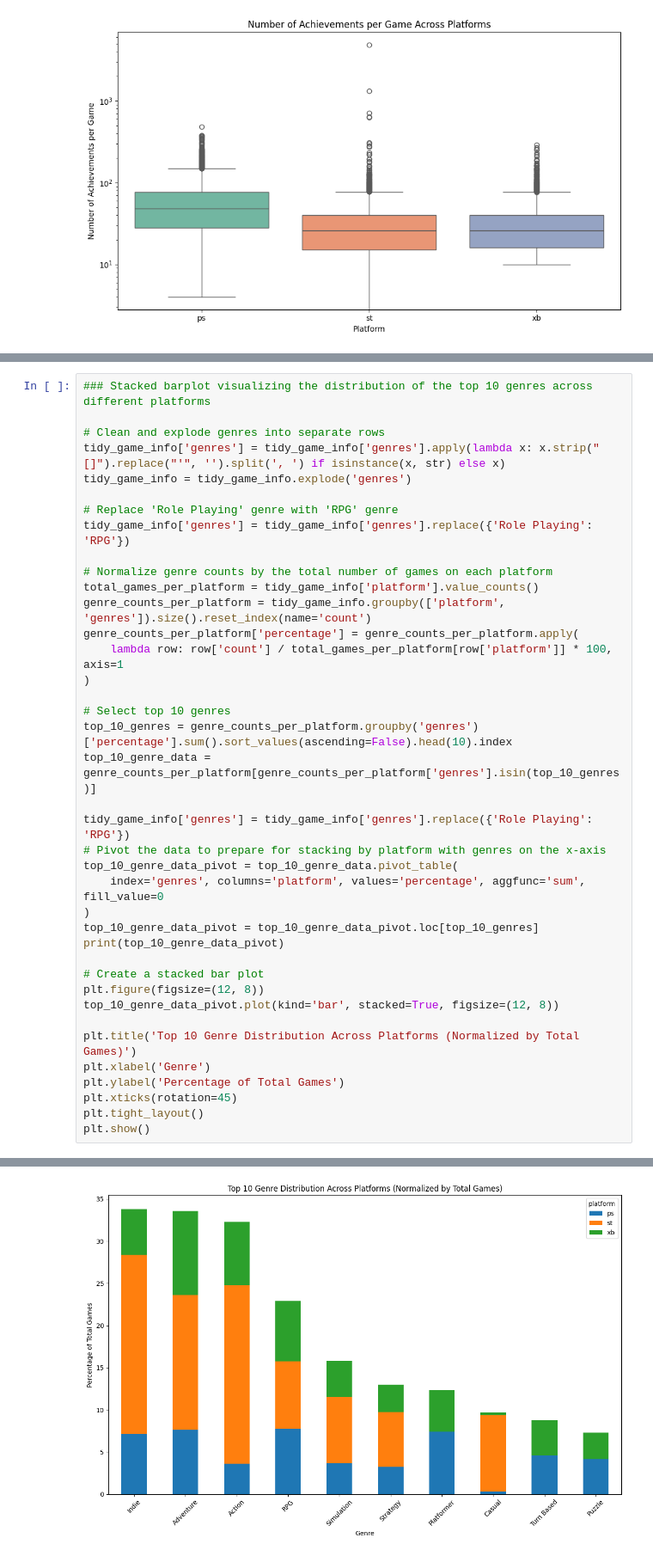
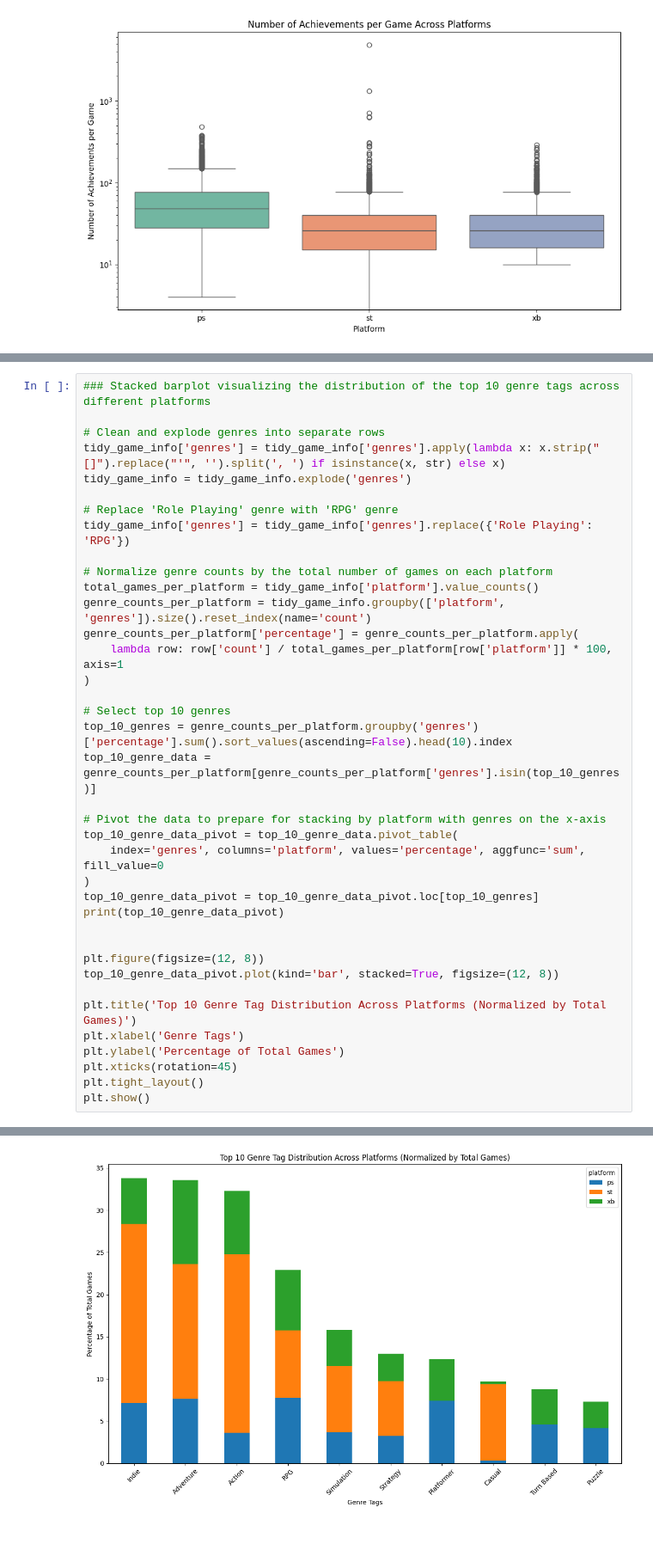
Before and after one commit to yfsongum/video_games_analysis_2025, a Jupyter notebook: SI_618_Project.ipynb, the cells around one changed output, grey strips where cells are left out. Shown at 86% size. Drawn from its saved outputs; the diff is of its cells as text.

Commit message:
clarified interpretation for visualization

```diff
--- a/SI_618_Project.ipynb
+++ b/SI_618_Project.ipynb
@@ -941,5 +945,5 @@ Interpretation:
 # %%
-### Stacked barplot visualizing the distribution of the top 10 genres across different platforms
+### Stacked barplot visualizing the distribution of the top 10 genre tags across different platforms
 
 # Clean and explode genres into separate rows
 tidy_game_info['genres'] = tidy_game_info['genres'].apply(lambda x: x.strip("[]").replace("'", '').split(', ') if isinstance(x, str) else x)
@@ -959,36 +963,35 @@ genre_counts_per_platform['percentage'] = genre_counts_per_platform.apply(
 top_10_genres = genre_counts_per_platform.groupby('genres')['percentage'].sum().sort_values(ascending=False).head(10).index
 top_10_genre_data = genre_counts_per_platform[genre_counts_per_platform['genres'].isin(top_10_genres)]
 
-tidy_game_info['genres'] = tidy_game_info['genres'].replace({'Role Playing': 'RPG'})
 # Pivot the data to prepare for stacking by platform with genres on the x-axis
 top_10_genre_data_pivot = top_10_genre_data.pivot_table(
     index='genres', columns='platform', values='percentage', aggfunc='sum', fill_value=0
 )
 top_10_genre_data_pivot = top_10_genre_data_pivot.loc[top_10_genres]
 print(top_10_genre_data_pivot)
 
-# Create a stacked bar plot
+
 plt.figure(figsize=(12, 8))
 top_10_genre_data_pivot.plot(kind='bar', stacked=True, figsize=(12, 8))
 
-plt.title('Top 10 Genre Distribution Across Platforms (Normalized by Total Games)')
-plt.xlabel('Genre')
+plt.title('Top 10 Genre Tag Distribution Across Platforms (Normalized by Total Games)')
+plt.xlabel('Genre Tags')
 plt.ylabel('Percentage of Total Games')
 plt.xticks(rotation=45)
 plt.tight_layout()
 plt.show()
 # %% [output]
 platform          ps         st        xb
 genres
 Indie       7.111988  21.286433  5.377374
 Adventure   7.651840  15.989195  9.944078
 Action      3.637378  21.155339  7.477222
 RPG         7.748229   7.982374  7.204869
 Simulation  3.650442   7.894061  4.251958
 Strategy    3.224986   6.535450  3.247911
 Platformer  7.419870   0.000000  4.897708
 Casual      0.308587   9.025932  0.375719
 Turn Based  4.603744   0.000000  4.152657
 Puzzle      4.182173   0.000000  3.135834
 <Figure size 1200x800 with 0 Axes>
-[figure, old version]
+[figure, new version]
```
Also changed, not shown: parts of 7 cells of this notebook.
